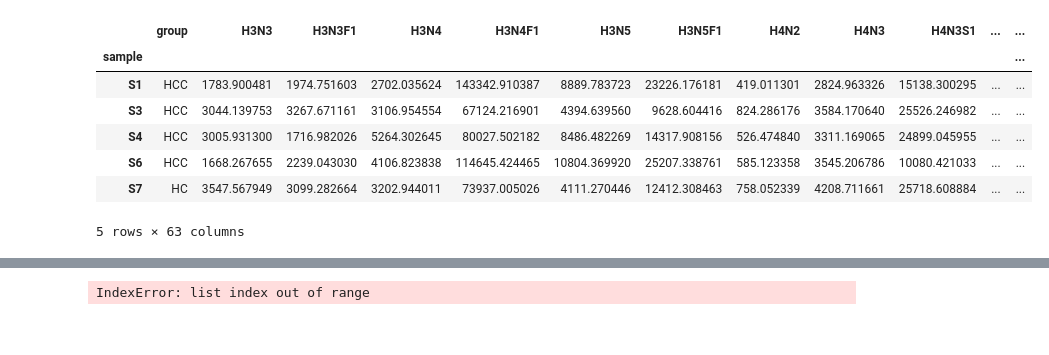
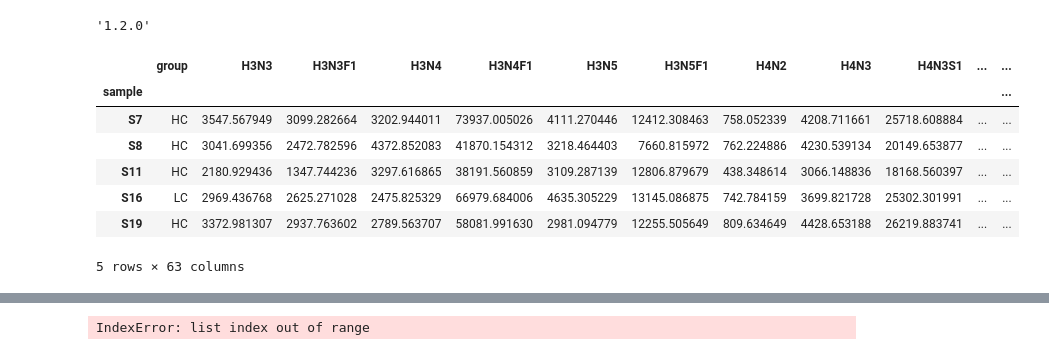
Before and after one commit to fubin1999/HCC-N-glycome, a Jupyter notebook: src/network/try_get_differential_biosynthesis.ipynb, the cells around one changed output, grey strips where cells are left out. Cells and saved outputs as stored; diff of their text form; code cells hidden in the pictures.

```diff
--- a/src/network/try_get_differential_biosynthesis.ipynb
+++ b/src/network/try_get_differential_biosynthesis.ipynb
@@ -3,22 +3,27 @@ import pandas as pd
 import numpy as np
 from glycowork.network.biosynthesis import get_differential_biosynthesis
 from glycowork.motif.processing import canonicalize_iupac
+# %%
+import glycowork
+glycowork.__version__
+# %% [output]
+'1.2.0'
 # %%
 abundance = pd.read_csv("../../results/data/prepared/processed_abundance.csv", index_col=0)
 groups = pd.read_csv("../../results/data/prepared/groups.csv", index_col=0)
 structures = pd.read_csv("../../data/glycan_structure_guess_linkage.csv", index_col=0)
 
 data = groups.join(abundance)
-data = data[np.isin(data.group, ("HC", "HCC"))]
+data = data[np.isin(data.group, ("HC", "LC"))]
 data.head()
 # %% [output]
 |  | group | H3N3 | H3N3F1 | H3N4 | H3N4F1 | H3N5 | H3N5F1 | H4N2 | H4N3 | H4N3S1 | ... | ... |
 | sample |  |  |  |  |  |  |  |  |  |  |  | ... |
-| S1 | HCC | 1783.900481 | 1974.751603 | 2702.035624 | 143342.910387 | 8889.783723 | 23226.176181 | 419.011301 | 2824.963326 | 15138.300295 | ... | ... |
-| S3 | HCC | 3044.139753 | 3267.671161 | 3106.954554 | 67124.216901 | 4394.639560 | 9628.604416 | 824.286176 | 3584.170640 | 25526.246982 | ... | ... |
-| S4 | HCC | 3005.931300 | 1716.982026 | 5264.302645 | 80027.502182 | 8486.482269 | 14317.908156 | 526.474840 | 3311.169065 | 24899.045955 | ... | ... |
-| S6 | HCC | 1668.267655 | 2239.043030 | 4106.823838 | 114645.424465 | 10804.369920 | 25207.338761 | 585.123358 | 3545.206786 | 10080.421033 | ... | ... |
 | S7 | HC | 3547.567949 | 3099.282664 | 3202.944011 | 73937.005026 | 4111.270446 | 12412.308463 | 758.052339 | 4208.711661 | 25718.608884 | ... | ... |
+| S8 | HC | 3041.699356 | 2472.782596 | 4372.852083 | 41870.154312 | 3218.464403 | 7660.815972 | 762.224886 | 4230.539134 | 20149.653877 | ... | ... |
+| S11 | HC | 2180.929436 | 1347.744236 | 3297.616865 | 38191.560859 | 3109.287139 | 12806.879679 | 438.348614 | 3066.148836 | 18168.560397 | ... | ... |
+| S16 | LC | 2969.436768 | 2625.271028 | 2475.825329 | 66979.684006 | 4635.305229 | 13145.086875 | 742.784159 | 3699.821728 | 25302.301991 | ... | ... |
+| S19 | HC | 3372.981307 | 2937.763602 | 2789.563707 | 58081.991630 | 2981.094779 | 12255.505649 | 809.634649 | 4428.653188 | 26219.883741 | ... | ... |
 5 rows × 63 columns
 # %%
 prepared = data.drop("group", axis=1)
```
Also changed, not shown: parts of 9 cells of this notebook.
